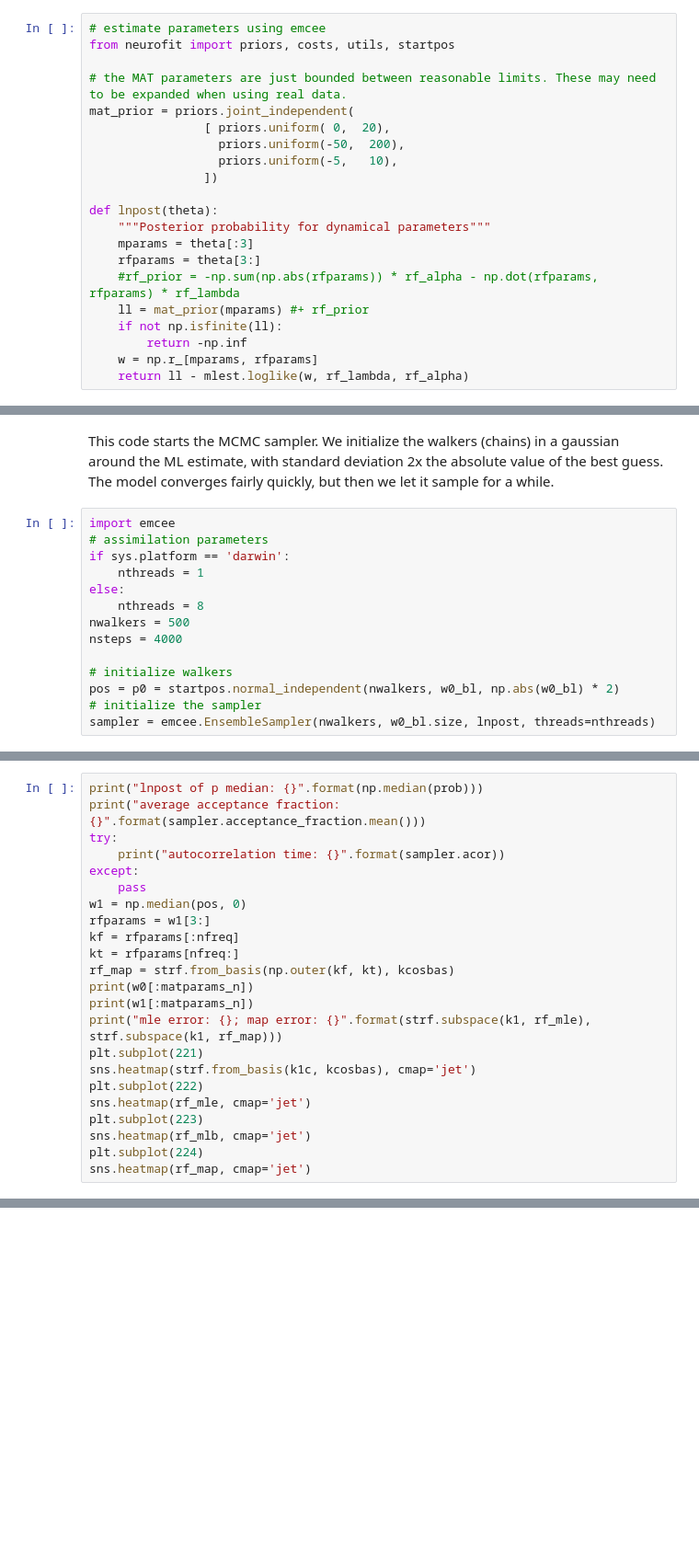
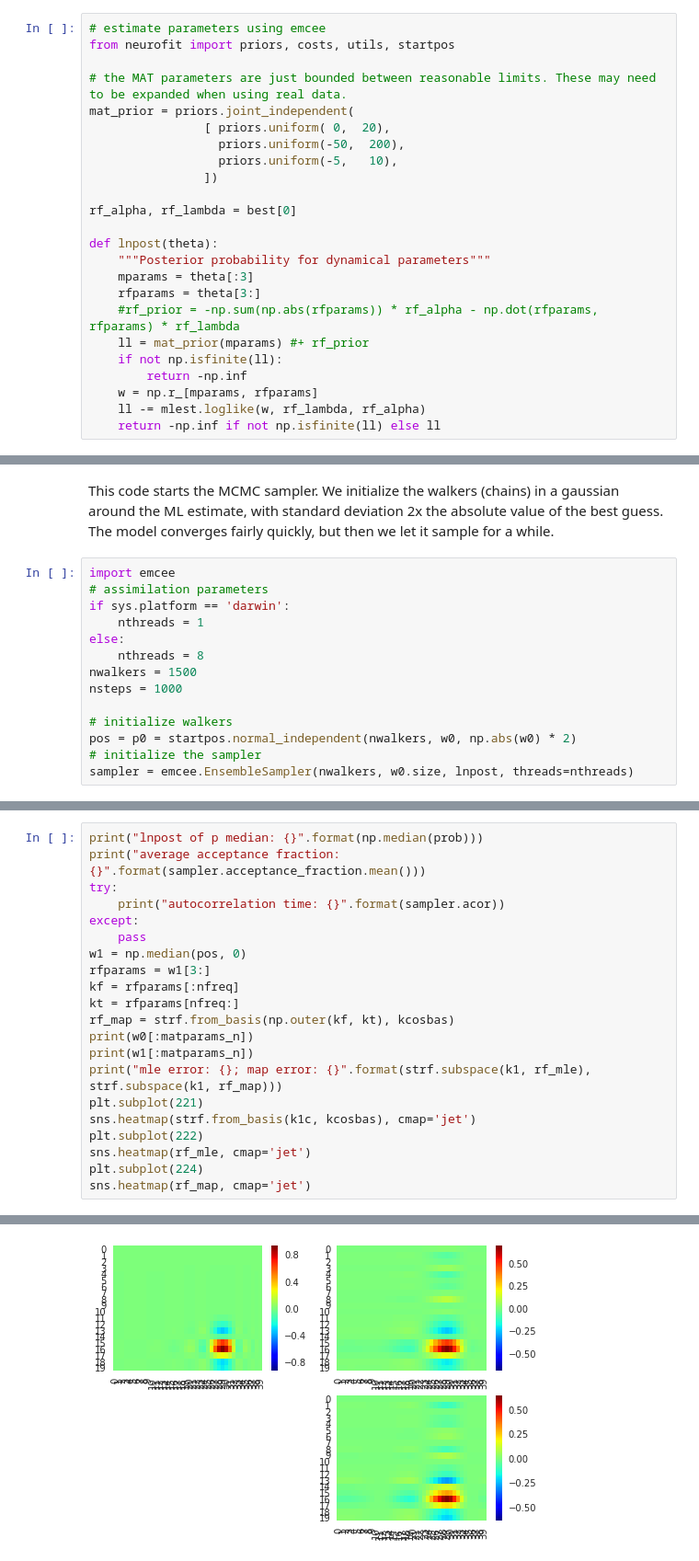
Before and after one commit to melizalab/dstrf, a Jupyter notebook: notebooks/glmat/glmat_2dbi_song_twin.ipynb, the cells around one changed output, grey strips where cells are left out. Shown at 92% size. Saved outputs shown, nothing was run; the diff lists cells and outputs as text; blank space fills up the shorter version.

```diff
--- a/notebooks/glmat/glmat_2dbi_song_twin.ipynb
+++ b/notebooks/glmat/glmat_2dbi_song_twin.ipynb
@@ -247,6 +281,8 @@ mat_prior = priors.joint_independent(
                   priors.uniform(-5,   10),
                 ])
 
+rf_alpha, rf_lambda = best[0]
+
 def lnpost(theta):
     """Posterior probability for dynamical parameters"""
     mparams = theta[:3]
@@ -256,7 +292,8 @@ def lnpost(theta):
     if not np.isfinite(ll):
         return -np.inf
     w = np.r_[mparams, rfparams]
-    return ll - mlest.loglike(w, rf_lambda, rf_alpha)
+    ll -= mlest.loglike(w, rf_lambda, rf_alpha)
+    return -np.inf if not np.isfinite(ll) else ll
 # %%
 # get low-rank approx of the ML STRF
 # k0f, k0t = strf.factorize(strf.as_matrix(w0[3:], ntbas))
@@ -273,13 +313,13 @@ if sys.platform == 'darwin':
     nthreads = 1
 else:
     nthreads = 8
-nwalkers = 500
-nsteps = 4000
+nwalkers = 1500
+nsteps = 1000
 
 # initialize walkers
-pos = p0 = startpos.normal_independent(nwalkers, w0_bl, np.abs(w0_bl) * 2)
+pos = p0 = startpos.normal_independent(nwalkers, w0, np.abs(w0) * 2)
 # initialize the sampler
-sampler = emcee.EnsembleSampler(nwalkers, w0_bl.size, lnpost, threads=nthreads)
+sampler = emcee.EnsembleSampler(nwalkers, w0.size, lnpost, threads=nthreads)
 # %%
 # start the sampler
 tracker = utils.convergence_tracker(nsteps, 100)
@@ -304,7 +358,6 @@ plt.subplot(221)
 sns.heatmap(strf.from_basis(k1c, kcosbas), cmap='jet')
 plt.subplot(222)
 sns.heatmap(rf_mle, cmap='jet')
-plt.subplot(223)
-sns.heatmap(rf_mlb, cmap='jet')
 plt.subplot(224)
 sns.heatmap(rf_map, cmap='jet')
+# %% [output]
@@ -311,3 +370,4 @@ sns.heatmap(rf_map, cmap='jet')
+[figure, added]
 # %%
 from corner import corner
 sns.set_style("whitegrid")
```
Also changed, not shown: parts of 14 cells of this notebook, 1 other file.
